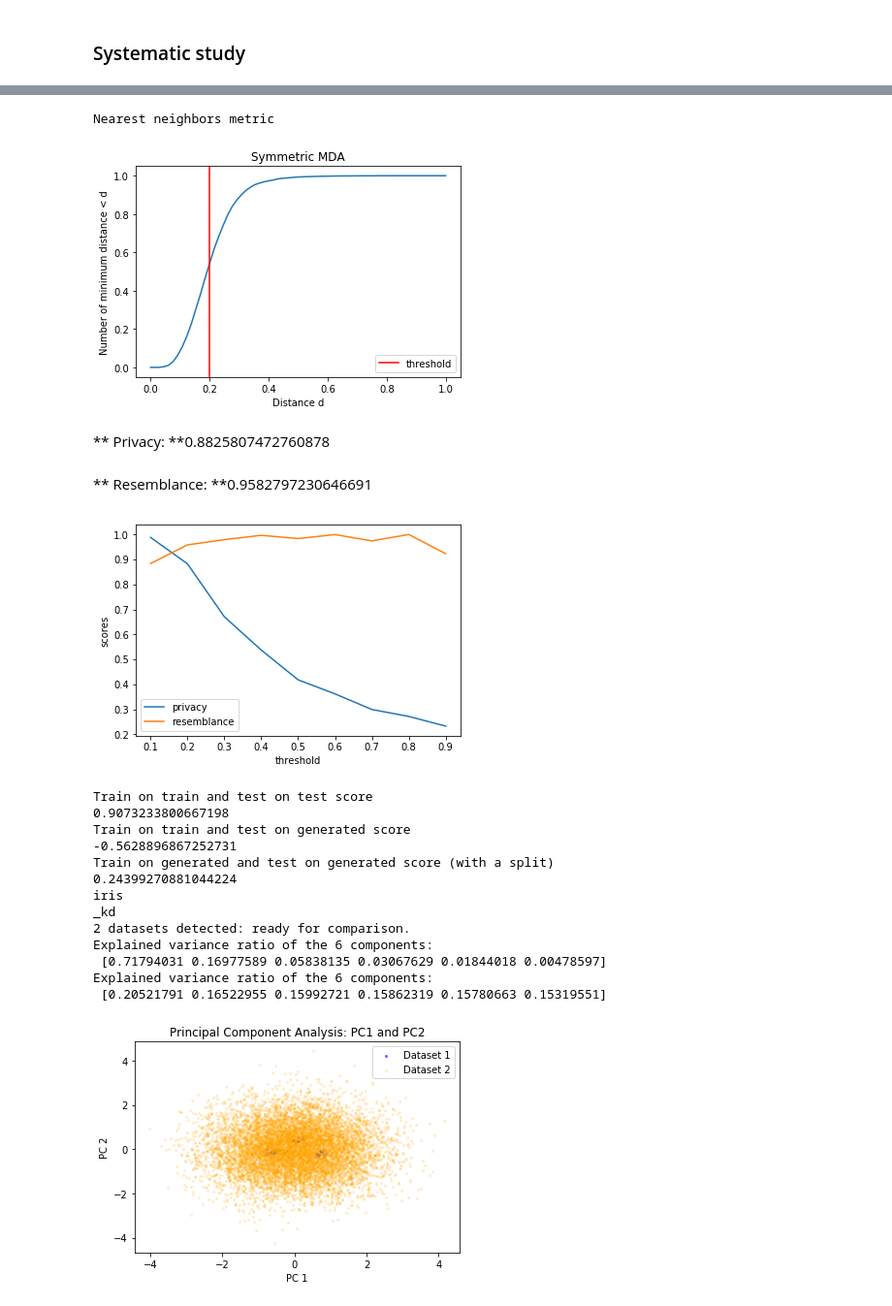
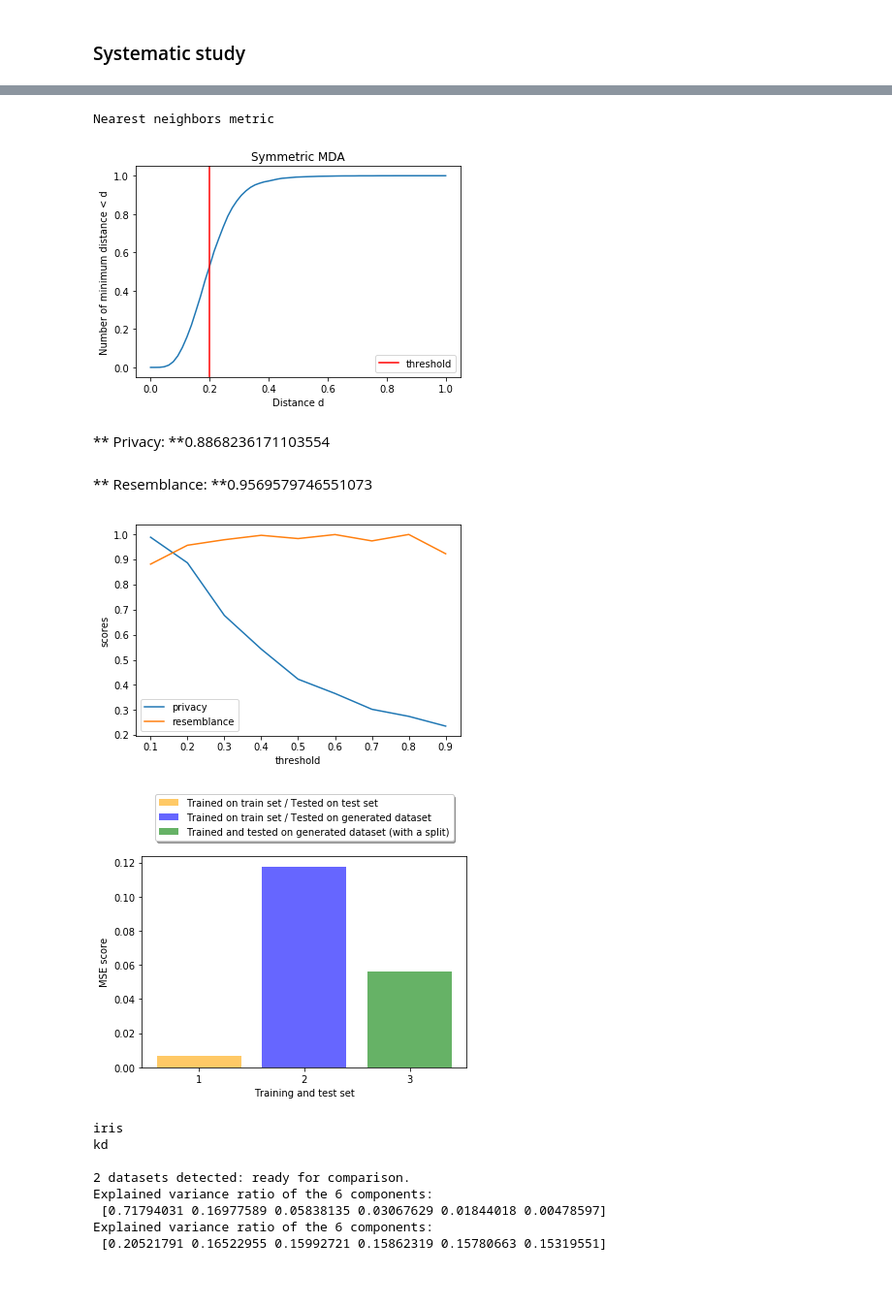
Before and after one commit to Didayolo/medi-chal, a Jupyter notebook: notebooks/systematic_study_pipeline.ipynb, the cells around one changed output, grey strips where cells are left out. Shown at 97% size. Saved outputs shown, nothing was run; the diff lists cells and outputs as text; code cells hidden in the pictures; blank space fills up the shorter version.

```diff
--- a/notebooks/systematic_study_pipeline.ipynb
+++ b/notebooks/systematic_study_pipeline.ipynb
@@ -30,11 +35,30 @@ generators = ['_mg', '_kd', '_rf'] #, '_wgan']
 
 # !!! WGAN: ONLY 5 FEATURES
+# %%
+def regression_score(X_train, y_train, X_test, y_test, scoring='mse'):
+
+    model = RandomForestRegressor(n_estimators=50)
+    model.fit(X_train, y_train)
+
+    if scoring == 'mse':
+        return mean_squared_error(y_test, model.predict(X_test)) # MSE
+
+    elif scoring == 'r2':
+        return model.score(X_test, y_test) # r2
+
+    else:
+        raise OSError('{} scoring is not taken in charge'.format(scoring))
 # %%
+# Loop on datasets
 for i, dataset in enumerate(datasets):
+
+    # Loop on generative models
     for generator in generators:
 
+        # Intro
         print(dataset)
         print(generator)
+        print()
 
         label = labels[i]
 
@@ -51,7 +75,7 @@ for i, dataset in enumerate(datasets):
         test_X = test_data.drop([label], axis=1)
 
         # Generated dataset
-        gen = AutoML(input_dir + dataset, dataset + generator)
+        gen = AutoML(input_dir + dataset, dataset +'_'+ generator)
         gen_data = gen.get_data()
         gen_y = gen_data[label]
         gen_X = gen_data.drop([label], axis=1)
@@ -60,23 +84,41 @@ for i, dataset in enumerate(datasets):
         comparator = Comparator(test, gen)
         comparator.show_pca()
         comparator.show_mda()
-        comparator.show_mda_threshold() # NOT OPTIMIZED, compute the curve for each threshold..
+        comparator.show_mda_threshold()
 
         # Regression scores
-        print('Train on train and test on test score')
-        model = RandomForestRegressor(n_estimators=50)
-        model.fit(train_X, train_y)
-        print(model.score(test_X, test_y))
+        scores = []
 
-        print('Train on train and test on generated score')
-        model = RandomForestRegressor(n_estimators=50)
-        model.fit(train_X, train_y)
-        print(model.score(gen_X, gen_y))
+        # train / test
+        scores.append(regression_score(train_X, train_y, test_X, test_y))
 
-        print('Train on generated and test on generated score (with a split)')
-        model = RandomForestRegressor(n_estimators=50)
+        # train / gen
+        scores.append(regression_score(train_X, train_y, gen_X, gen_y))
+
+        # gen / gen
         gen_X_train, gen_X_test, gen_y_train, gen_y_test = train_test_split(gen_X, gen_y, test_size=0.3)
-        model.fit(gen_X_train, gen_y_train)
-        print(model.score(gen_X_test, gen_y_test))
+        scores.append(regression_score(gen_X_train, gen_y_train, gen_X_test, gen_y_test))
+
+        x = [1, 2, 3]
+
+        legends = {1:('Trained on train set / Tested on test set','orange'),
+              2:('Trained on train set / Tested on generated dataset','b'),
+              3:('Trained and tested on generated dataset (with a split)','g')}
+
+        ax1 = plt.subplot(111)
+
+        for j in range(len(x)):
+            ax1.bar(x[j], scores[j], width=0.8, bottom=0.0, align='center', color=legends[x[j]][1], alpha=0.6, label=legends[x[j]][0])
+
+        ax1.set_xticks(x)
+        ax1.set_xticklabels([i for i in x])
+
+        ax1.legend(loc='upper center', bbox_to_anchor=(0.5, 1.05),
+                  ncol=1, fancybox=True, shadow=True)
+
+        plt.xlabel('Training and test set')
+        plt.ylabel('MSE score')
+
+        plt.show()
 # %% [output]
 iris
@@ -84,25 +127,20 @@ _mg
 2 datasets detected: ready for comparison.
 Explained variance ratio of the 6 components:
  [0.71794031 0.16977589 0.05838135 0.03067629 0.01844018 0.00478597]
 Explained variance ratio of the 6 components:
  [0.71660872 0.16337556 0.07230452 0.02560032 0.01885671 0.00325416]
 [figure]
 Nearest neighbors metric
 [figure]
-** Privacy: **0.8825807472760878
+** Privacy: **0.8868236171103554
-** Resemblance: **0.9582797230646691
+** Resemblance: **0.9569579746551073
 [figure]
+[figure, new version]
-Train on train and test on test score
-0.9073233800667198
-Train on train and test on generated score
--0.5628896867252731
-Train on generated and test on generated score (with a split)
-0.24399270881044224
 iris
-_kd
+kd
+
 2 datasets detected: ready for comparison.
 Explained variance ratio of the 6 components:
  [0.71794031 0.16977589 0.05838135 0.03067629 0.01844018 0.00478597]
 Explained variance ratio of the 6 components:
  [0.20521791 0.16522955 0.15992721 0.15862319 0.15780663 0.15319551]
-[figure, old version]
```
Also changed, not shown: parts of 3 cells of this notebook, 1 other file.
